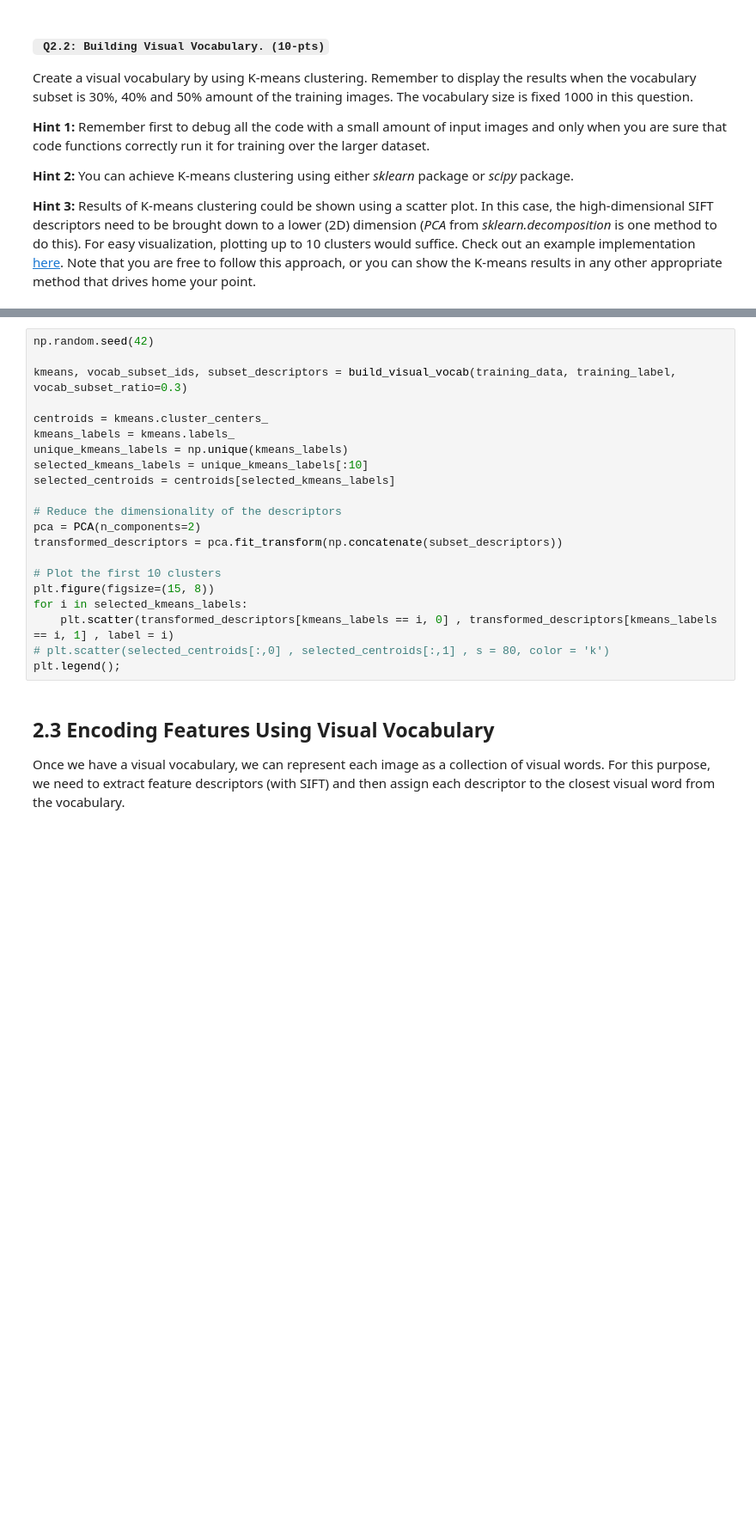
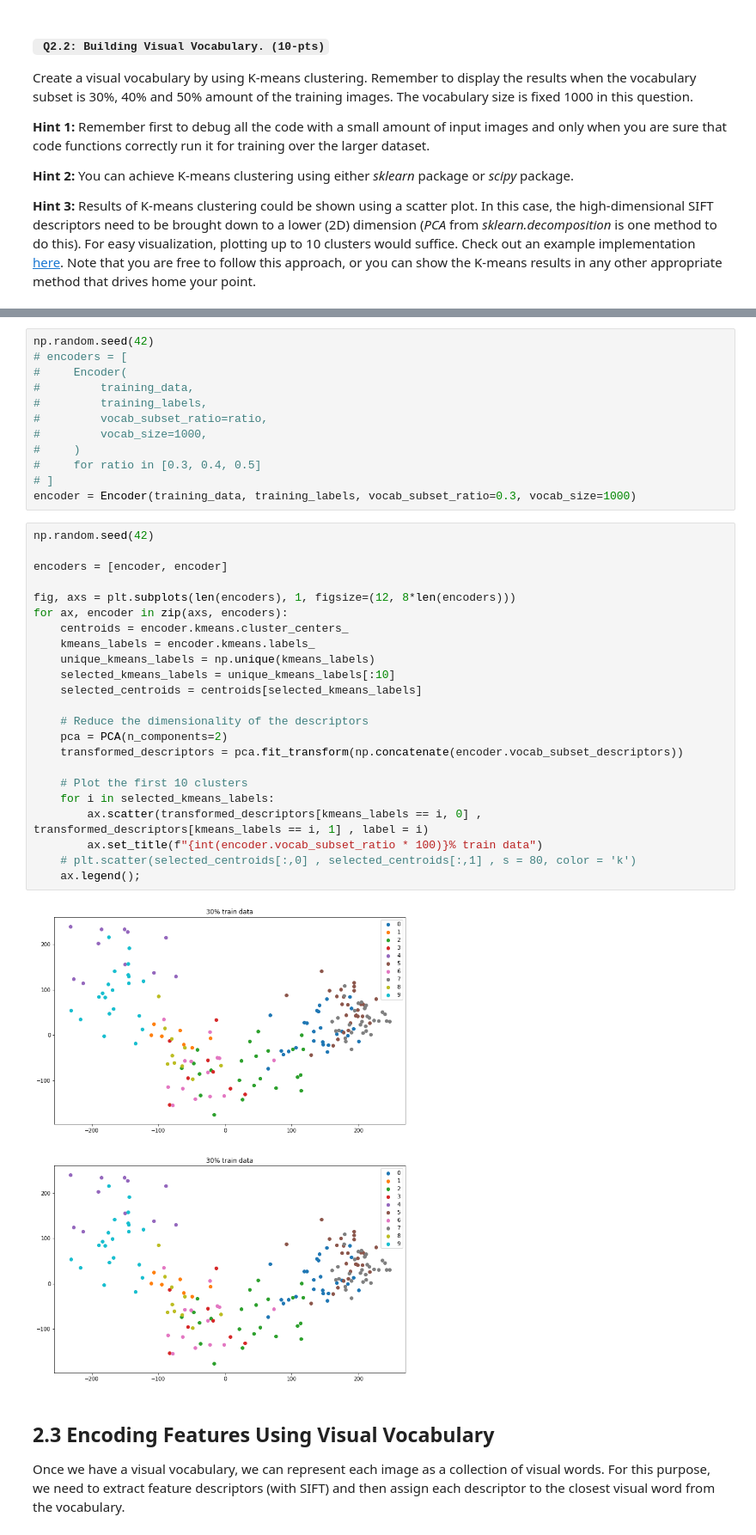
Before and after one commit to nordinbelkacemi/cv1-lab1, a Jupyter notebook: BoW Project/15096157_13740512_12556963_part1.ipynb, the cells around one changed output, grey strips where cells are left out. Shown at 86% size. Saved outputs shown, nothing was run; the diff lists cells and outputs as text; blank space fills up the shorter version.

```diff
--- a/BoW Project/15096157_13740512_12556963_part1.ipynb
+++ b/BoW Project/15096157_13740512_12556963_part1.ipynb
@@ -237,24 +188,40 @@ def build_visual_vocab(data, labels, vocab_subset_ratio=0.3, vocab_size=1000):
+# %%
+np.random.seed(42)
+# encoders = [
+#     Encoder(
+#         training_data,
+#         training_labels,
+#         vocab_subset_ratio=ratio,
+#         vocab_size=1000,
+#     )
+#     for ratio in [0.3, 0.4, 0.5]
+# ]
+encoder = Encoder(training_data, training_labels, vocab_subset_ratio=0.3, vocab_size=1000)
 # %%
 np.random.seed(42)
 
-kmeans, vocab_subset_ids, subset_descriptors = build_visual_vocab(training_data, training_label, vocab_subset_ratio=0.3)
+encoders = [encoder, encoder]
 
-centroids = kmeans.cluster_centers_
-kmeans_labels = kmeans.labels_
-unique_kmeans_labels = np.unique(kmeans_labels)
-selected_kmeans_labels = unique_kmeans_labels[:10]
-selected_centroids = centroids[selected_kmeans_labels]
+fig, axs = plt.subplots(len(encoders), 1, figsize=(12, 8*len(encoders)))
+for ax, encoder in zip(axs, encoders):
+    centroids = encoder.kmeans.cluster_centers_
+    kmeans_labels = encoder.kmeans.labels_
+    unique_kmeans_labels = np.unique(kmeans_labels)
+    selected_kmeans_labels = unique_kmeans_labels[:10]
+    selected_centroids = centroids[selected_kmeans_labels]
 
-# Reduce the dimensionality of the descriptors
-pca = PCA(n_components=2)
-transformed_descriptors = pca.fit_transform(np.concatenate(subset_descriptors))
+    # Reduce the dimensionality of the descriptors
+    pca = PCA(n_components=2)
+    transformed_descriptors = pca.fit_transform(np.concatenate(encoder.vocab_subset_descriptors))
 
-# Plot the first 10 clusters
-plt.figure(figsize=(15, 8))
-for i in selected_kmeans_labels:
-    plt.scatter(transformed_descriptors[kmeans_labels == i, 0] , transformed_descriptors[kmeans_labels == i, 1] , label = i)
-# plt.scatter(selected_centroids[:,0] , selected_centroids[:,1] , s = 80, color = 'k')
-plt.legend();
+    # Plot the first 10 clusters
+    for i in selected_kmeans_labels:
+        ax.scatter(transformed_descriptors[kmeans_labels == i, 0] , transformed_descriptors[kmeans_labels == i, 1] , label = i)
+        ax.set_title(f"{int(encoder.vocab_subset_ratio * 100)}% train data")
+    # plt.scatter(selected_centroids[:,0] , selected_centroids[:,1] , s = 80, color = 'k')
+    ax.legend();
+# %% [output]
+[figure, added]
 # %% [markdown]
 ## **2.3 Encoding Features Using Visual Vocabulary**
 
```
Also changed, not shown: parts of 16 cells of this notebook, 1 other file.
